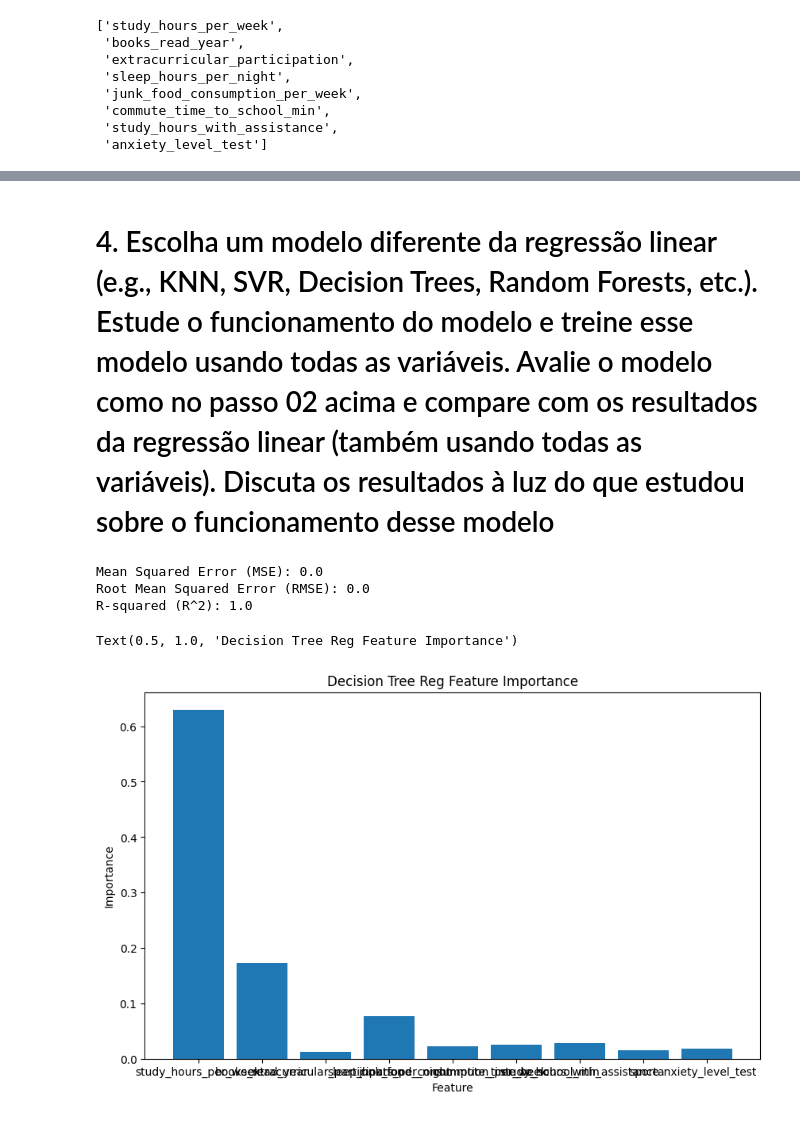
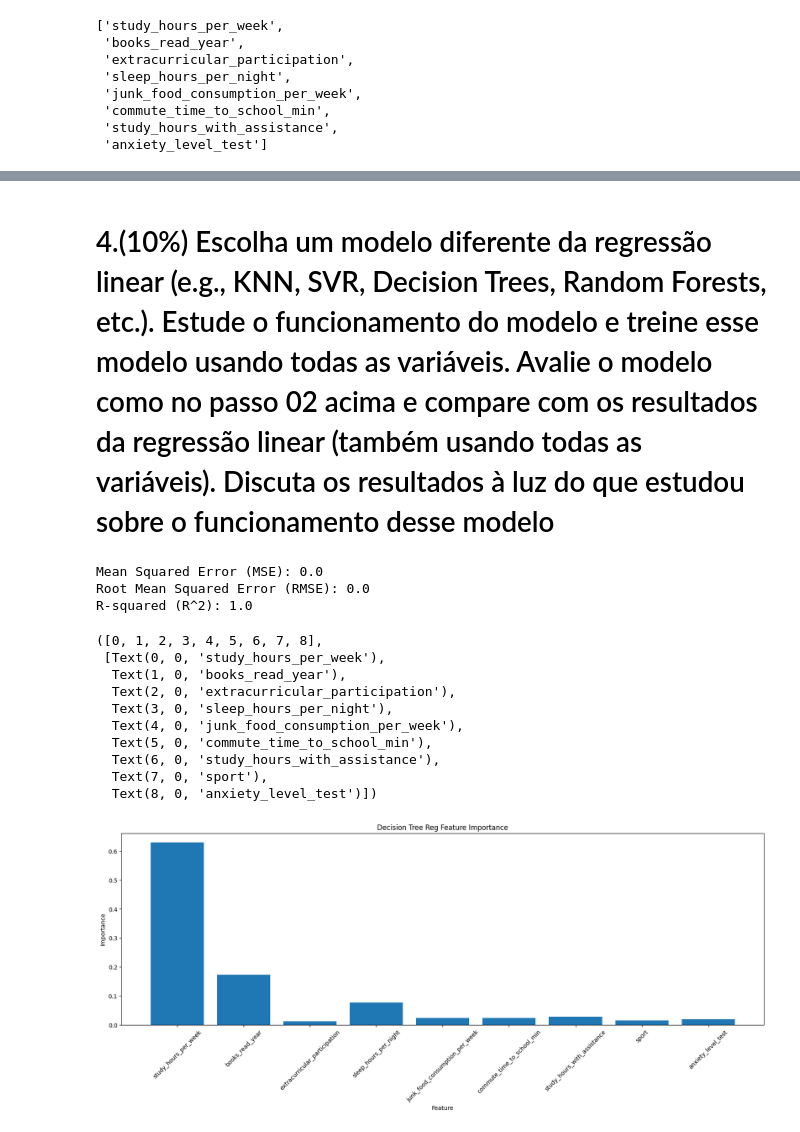
Before and after one commit to nathanzilgo/Data-Science-Notebooks, a Jupyter notebook: Regressão_Múltipla_para_previsão_de_Desempenho_Acadêmico.ipynb, the cells around one changed output, grey strips where cells are left out. Saved outputs shown, nothing was run; the diff lists cells and outputs as text; code cells hidden in the pictures.

```diff
--- a/Regressão_Múltipla_para_previsão_de_Desempenho_Acadêmico.ipynb
+++ b/Regressão_Múltipla_para_previsão_de_Desempenho_Acadêmico.ipynb
@@ -512,5 +546,6 @@ selected_attributes
 # %% [markdown]
-# 4. Escolha um modelo diferente da regressão linear (e.g., KNN, SVR, Decision Trees, Random Forests, etc.). Estude o funcionamento do modelo e treine esse modelo usando todas as variáveis. Avalie o modelo como no passo 02 acima e compare com os resultados da regressão linear (também usando todas as variáveis). Discuta os resultados à luz do que estudou sobre o funcionamento desse modelo
+
+# 4.(10%) Escolha um modelo diferente da regressão linear (e.g., KNN, SVR, Decision Trees, Random Forests, etc.). Estude o funcionamento do modelo e treine esse modelo usando todas as variáveis. Avalie o modelo como no passo 02 acima e compare com os resultados da regressão linear (também usando todas as variáveis). Discuta os resultados à luz do que estudou sobre o funcionamento desse modelo
 # %%
 from sklearn.neighbors import KNeighborsRegressor
 from sklearn.tree import DecisionTreeRegressor
@@ -521,32 +556,42 @@ from sklearn.metrics import mean_squared_error, r2_score
 # %%
 knn = KNeighborsRegressor()
 dtr = DecisionTreeRegressor()
 svr = SVR()
 rfr = RandomForestRegressor()
 
 dtr.fit(X, y)
 y_pred = dtr.predict(X)
 
 mse = mean_squared_error(y, y_pred)
 rmse = np.sqrt(mse)
 r2 = r2_score(y, y_pred)
 
 print("Mean Squared Error (MSE):", mse)
 print("Root Mean Squared Error (RMSE):", rmse)
 print("R-squared (R^2):", r2)
 
 feature_names = atributes
-plt.figure(figsize=(10,6))
+plt.figure(figsize=(20,6))
 plt.bar(feature_names, dtr.feature_importances_)
 plt.xlabel("Feature")
 plt.ylabel("Importance")
 plt.title("Decision Tree Reg Feature Importance")
+plt.xticks(rotation=45)
 # %% [output]
 Mean Squared Error (MSE): 0.0
 Root Mean Squared Error (RMSE): 0.0
 R-squared (R^2): 1.0
-Text(0.5, 1.0, 'Decision Tree Reg Feature Importance')
+([0, 1, 2, 3, 4, 5, 6, 7, 8],
+ [Text(0, 0, 'study_hours_per_week'),
+  Text(1, 0, 'books_read_year'),
+  Text(2, 0, 'extracurricular_participation'),
+  Text(3, 0, 'sleep_hours_per_night'),
+  Text(4, 0, 'junk_food_consumption_per_week'),
+  Text(5, 0, 'commute_time_to_school_min'),
+  Text(6, 0, 'study_hours_with_assistance'),
+  Text(7, 0, 'sport'),
+  Text(8, 0, 'anxiety_level_test')])
-[figure, old version]
+[figure, new version]
 # %%
 rfr.fit(X, y)
 y_pred = rfr.predict(X)
```
Also changed, not shown: parts of 8 cells of this notebook.
